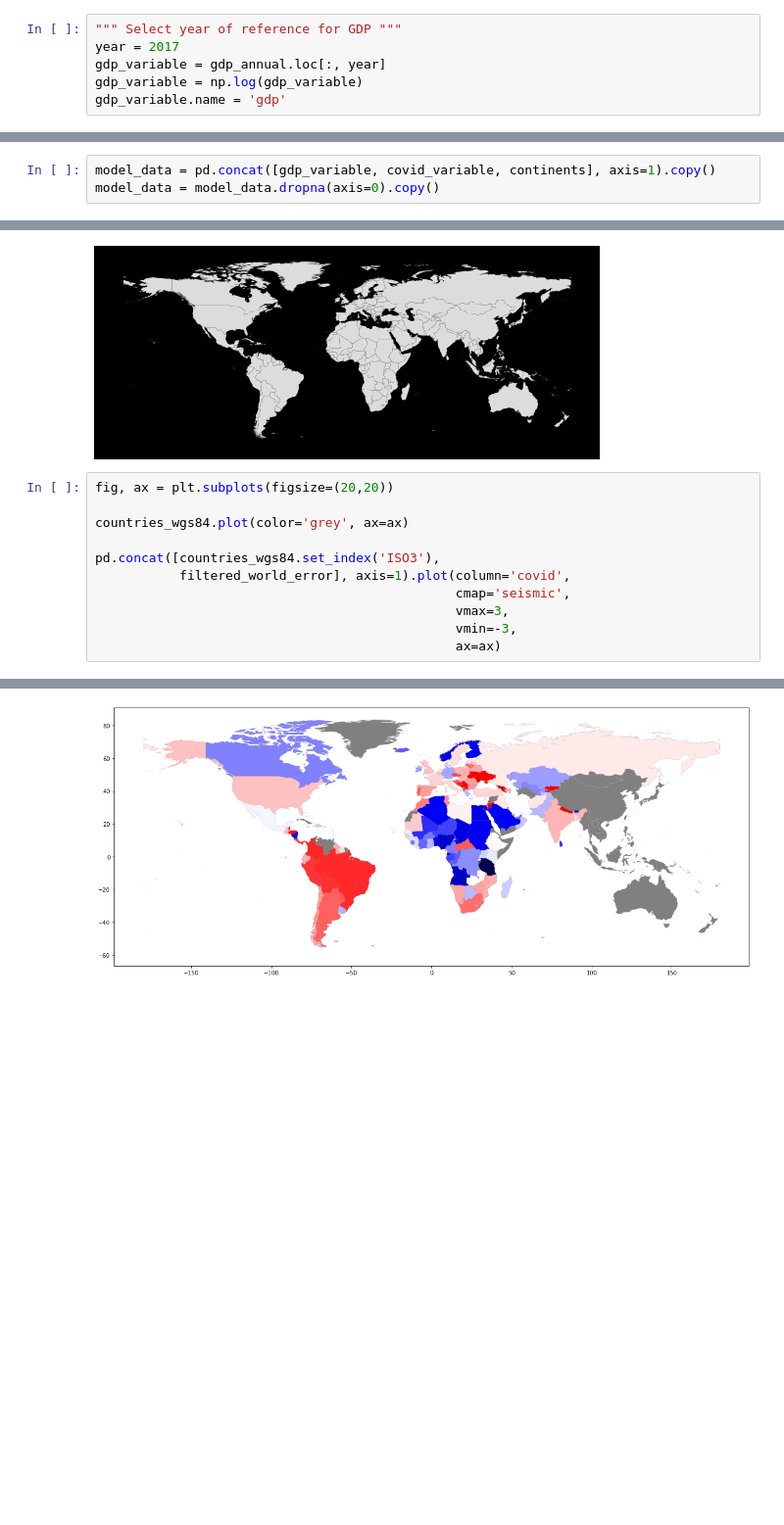
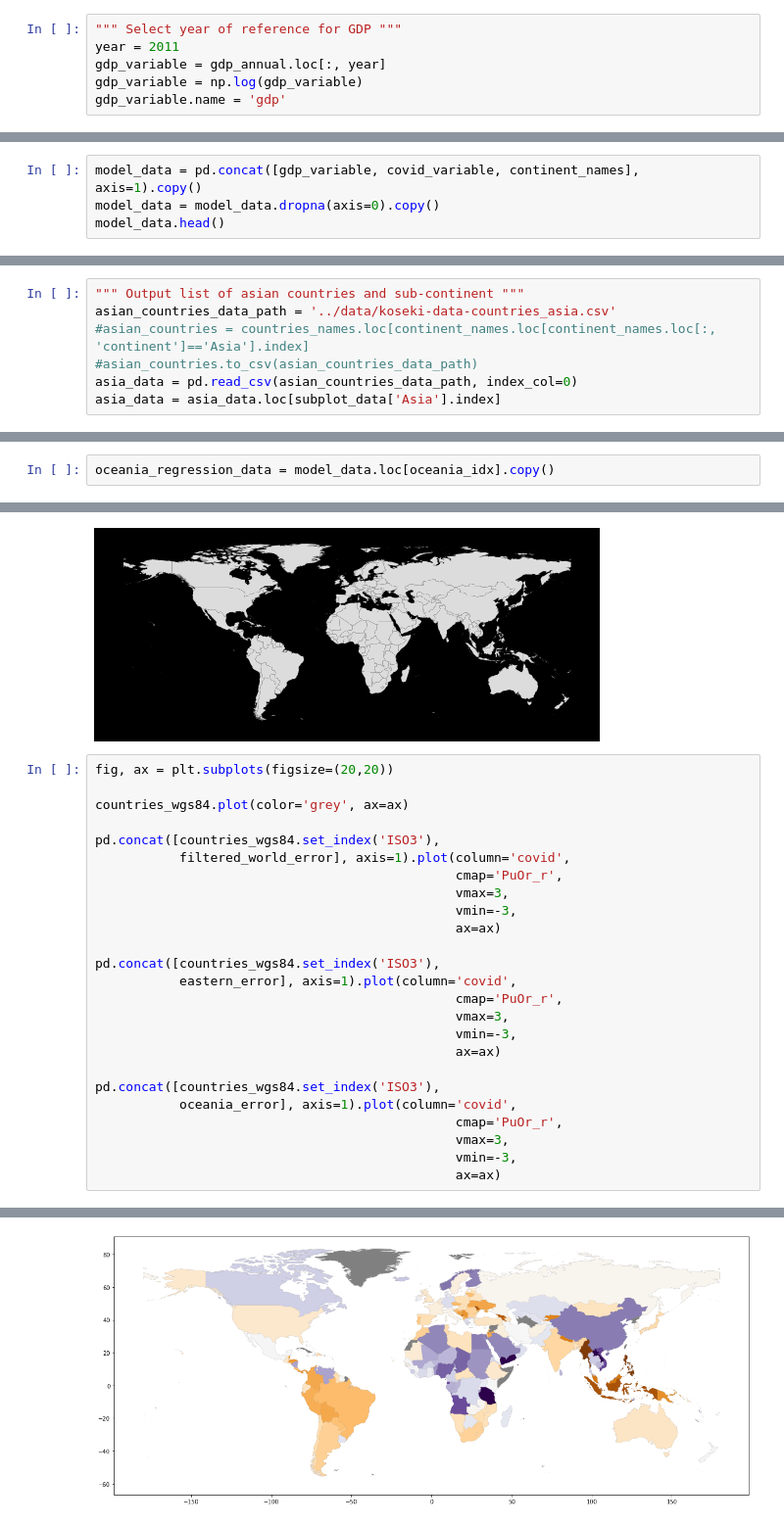
Before and after one commit to sjinko/covid_gdp, a Jupyter notebook: notebooks/covid_gdp.ipynb, the cells around one changed output, grey strips where cells are left out. Shown at 98% size. Saved outputs shown, nothing was run; the diff lists cells and outputs as text; blank space fills up the shorter version.

Commit message:
Plot all errors

```diff
--- a/notebooks/covid_gdp.ipynb
+++ b/notebooks/covid_gdp.ipynb
@@ -117,7 +176,7 @@ covid_variable = np.log(covid_variable)
 covid_variable.name = 'covid'
 # %%
 """ Select year of reference for GDP """
-year = 2017
+year = 2011
 gdp_variable = gdp_annual.loc[:, year]
 gdp_variable = np.log(gdp_variable)
 gdp_variable.name = 'gdp'
@@ -136,3 +183,4 @@ continents.head()
 # %%
-model_data = pd.concat([gdp_variable, covid_variable, continents], axis=1).copy()
+model_data = pd.concat([gdp_variable, covid_variable, continent_names], axis=1).copy()
 model_data = model_data.dropna(axis=0).copy()
+model_data.head()
@@ -246,3 +299,10 @@ asia_data = pd.read_csv(asia_data_path, index_col=0)
+# %%
+""" Output list of asian countries and sub-continent """
+asian_countries_data_path = '../data/koseki-data-countries_asia.csv'
+#asian_countries = countries_names.loc[continent_names.loc[continent_names.loc[:, 'continent']=='Asia'].index]
+#asian_countries.to_csv(asian_countries_data_path)
+asia_data = pd.read_csv(asian_countries_data_path, index_col=0)
+asia_data = asia_data.loc[subplot_data['Asia'].index]
 # %%
 asia_subcontinents = {}
 for subcontinent in asia_data.loc[:, 'subcontinent'].unique():
@@ -420,3 +501,5 @@ plt.show()
+# %%
+oceania_regression_data = model_data.loc[oceania_idx].copy()
 # %%
 """ Oceania """
 x = oceania_regression_data.loc[:, 'gdp'].values.reshape((-1, 1))
@@ -488,14 +581,28 @@ plt.show()
 # %%
 fig, ax = plt.subplots(figsize=(20,20))
 
 countries_wgs84.plot(color='grey', ax=ax)
 
 pd.concat([countries_wgs84.set_index('ISO3'),
            filtered_world_error], axis=1).plot(column='covid',
-                                               cmap='seismic',
+                                               cmap='PuOr_r',
                                                vmax=3,
                                                vmin=-3,
                                                ax=ax)
+
+pd.concat([countries_wgs84.set_index('ISO3'),
+           eastern_error], axis=1).plot(column='covid',
+                                               cmap='PuOr_r',
+                                               vmax=3,
+                                               vmin=-3,
+                                               ax=ax)
+
+pd.concat([countries_wgs84.set_index('ISO3'),
+           oceania_error], axis=1).plot(column='covid',
+                                               cmap='PuOr_r',
+                                               vmax=3,
+                                               vmin=-3,
+                                               ax=ax)
 # %% [output]
 <AxesSubplot:>
-[figure, old version]
+[figure, new version]
```
Also changed, not shown: parts of 32 cells of this notebook.
